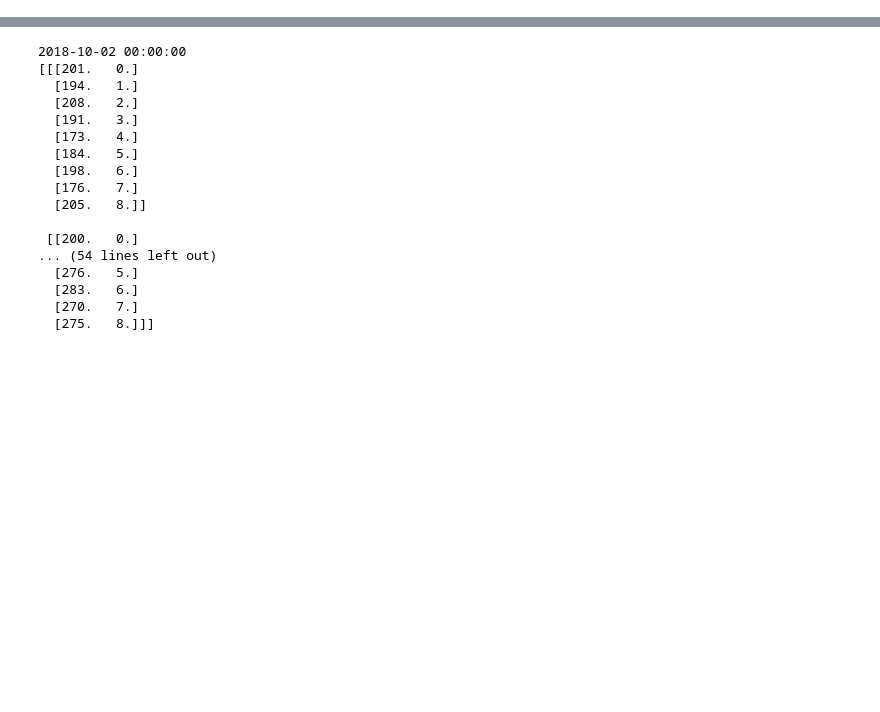
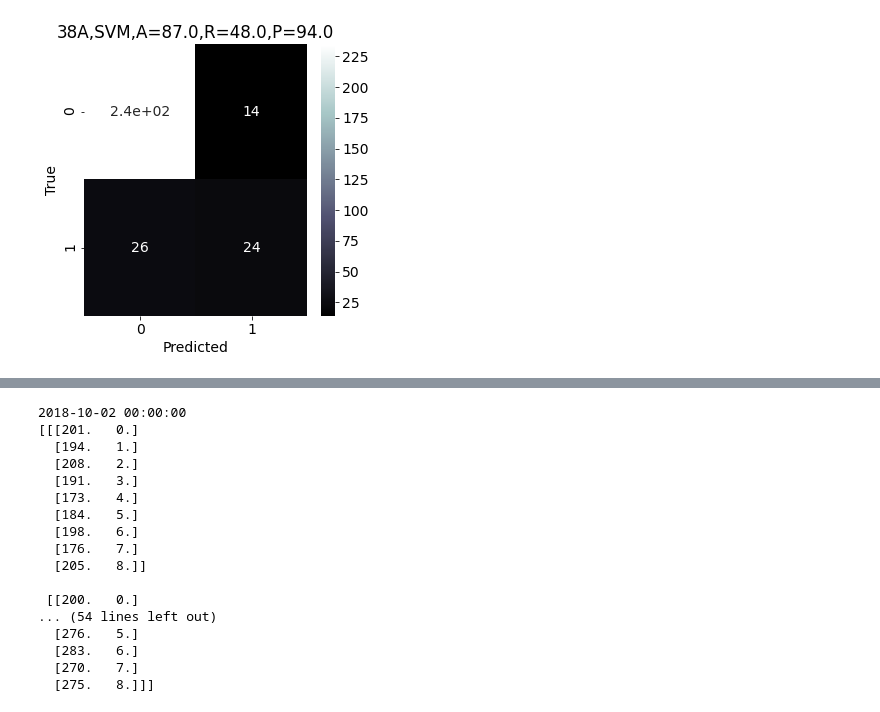
Before and after one commit to somidvar/STMI-CGM-Predictor, a Jupyter notebook: CGM-Classifier.ipynb, the cells around one changed output, grey strips where cells are left out. Drawn from its saved outputs; the diff is of its cells as text; code cells hidden in the pictures; blank space fills up the shorter version.

```diff
--- a/CGM-Classifier.ipynb
+++ b/CGM-Classifier.ipynb
@@ -11,10 +11,12 @@ from xgboost import XGBClassifier
 import pickle
 from sklearn.model_selection import StratifiedShuffleSplit
 from imblearn.over_sampling import SMOTE
-import matplotlib.pyplot as plt
 import statsmodels.api as sm
 import seaborn as sns
+import matplotlib.pyplot as plt
+import matplotlib.image as mpimg
 import matplotlib.patches as patches
+import matplotlib.font_manager
 from scipy.integrate import simps
 from sklearn.linear_model import LogisticRegression
 from sklearn.model_selection import train_test_split
@@ -23,9 +25,9 @@ from sklearn.svm import SVC
 import warnings
 warnings.filterwarnings('ignore')
 
-font = {'family' : 'normal','size'   : 20}
+font = {'family' : 'normal','size': 14}
 plt.rc('font', **font)
-plt.rc('figure', titlesize=16)
+plt.rc('figure', titlesize=14)
 
 if 'imac' in os.getcwd():
     macFlag=True
@@ -103,20 +105,23 @@ def saveModel(modelingMethod,modelBest,threshBest,patientName,testDay):
         np.save(file,threshBest)
 
 def loadModel(modelingMethod,patientName,testDay):
+    modelBest="NaN"
+    threshBest="NaN"
     if not macFlag:
         modelFile = "C:\\GitHub\\STMI-CGM\\Sanitized38\\"+modelingMethod+"-"+patientName+"-"+str(testDay)+"-model.pkl"
         parameterFile = "C:\\GitHub\\STMI-CGM\\Sanitized38\\"+modelingMethod+"-"+patientName+"-"+str(testDay)+"-parameters.npy"
     else:
         modelFile= "/Users/imac/Desktop/School/Spring2021/STMI/STMI-CGM/Sanitized38/"+modelingMethod+"-"+patientName+"-"+str(testDay)+"-model.pkl"
         parameterFile = "/Users/imac/Desktop/School/Spring2021/STMI/STMI-CGM/Sanitized38/"+modelingMethod+"-"+patientName+"-"+str(testDay)+"-parameters.npy"
+    modelExistFlag=os.path.isfile(modelFile) and os.path.isfile(parameterFile)
+    if modelExistFlag:
+        with open(modelFile, 'rb') as file:
+            modelBest = pickle.load(file)
 
-    with open(modelFile, 'rb') as file:
-        modelBest = pickle.load(file)
+        with open(parameterFile, 'rb') as file:
+            threshBest=np.load(file)
 
-    with open(parameterFile, 'rb') as file:
-        threshBest=np.load(file)
-
-    return modelBest,threshBest
+    return modelBest,threshBest,modelExistFlag
 
 #Setting Logistic Regression algorithm and testing all hyper-parameters
 def STMI_logistic_regression(trainData,testData,trainLabels,testLabels,patientName,testDay):
@@ -355,7 +360,8 @@ def windowVisualizer(rawData,modelingMethod,testMealNum,patientName,slidingWindo
     for dayCounter in range(len(testMealNum)):
         testDay=testMealNum[dayCounter,0]
         testDay=int(testDay)
-        modelBest,threshBest=loadModel(modelingMethod,patientName,testDay)
+
+        modelBest,threshBest,modelExistFlag=loadModel(modelingMethod,patientName,testDay)
 
         fig, ax1 = plt.subplots(figsize=(15,4))
         newQuery=rawData[rawData['Day of Year']==testDay]
@@ -384,27 +390,22 @@ def windowVisualizer(rawData,modelingMethod,testMealNum,patientName,slidingWindo
         tempStart=np.asarray(tempStart,dtype=float)
         tempEnd=np.asarray(tempEnd,dtype=float)
 
-        if len(tempData)==0:
-            sys.exit(("--------Warning, the sliding window is empty for prediction on day:"+testDay))
+        ax2 = ax1.twinx()
+        if modelExistFlag:
+            if modelingMethod=='XG' or modelingMethod=='RF' or modelingMethod=='SVM':
+                tempPred=modelBest.predict_proba(tempData)
+                tempPred=tempPred[:,1]
+                # tempPred[tempPred>=threshBest]=1
+                # tempPred[tempPred<threshBest]=0
 
-        if modelingMethod=='XG' or modelingMethod=='RF' or modelingMethod=='SVM':
-            tempPred=modelBest.predict_proba(tempData)
-            tempPred=tempPred[:,1]
-            # tempPred[tempPred>=threshBest]=1
-            # tempPred[tempPred<threshBest]=0
+            if modelingMethod=='LR':
+                tempPred=modelBest.predict(tempData)
+            ax2.plot(np.mean( np.array([tempStart,tempEnd]),axis=0),tempPred,linestyle='--', marker='o', color='r')
 
-        if modelingMethod=='LR':
-            tempPred=modelBest.predict(tempData)
-
-        ax2 = ax1.twinx()
-        ax2.plot(np.mean( np.array([tempStart,tempEnd]),axis=0),tempPred,linestyle='--', marker='o', color='r')
         ax2.plot([],[],linestyle='--', marker='o', color='r',label='Prediction')
         ax2.plot([],[],linestyle='-', color='g',label='BG')
         ax2.plot([0,24],[threshBest,threshBest],linestyle='--', color='black',label='Threshold')
         ax2.legend(loc=1)
-
-        plt.title(patientName+"-Day="+str(testDay)+"-"+mealContent[dayCounter]+
-                  "(Meal "+str(dayCounter+1)+")",color='black')
 
         color='tab:red'
         ax2.set_ylabel('Prediction (%)', color=color)
@@ -412,6 +413,9 @@ def windowVisualizer(rawData,modelingMethod,testMealNum,patientName,slidingWindo
         ax2.set_yticks([0,0.25,0.50,0.75,1])
         ax2.set_xlim([0,24])
         ax2.set_xticks(np.arange(0, 25, 2))
+
+        plt.title(patientName+"-Day="+str(testDay)+"-"+mealContent[dayCounter]+
+                  "(Meal "+str(dayCounter+1)+")",color='black')
 
         plt.grid()
         plt.show()
@@ -447,7 +451,7 @@ def confusionMatrixMaker(confusionMatrix,patientName,modelingMethod):
     modelSensitivity=np.round(100*modelSensitivity)
     modelSpecificity=np.round(100*modelSpecificity)
 
-    plt.figure(figsize=(6,6))
+    plt.figure(figsize=(5,5))
     sns.heatmap(confusionMatrix, annot=True,cmap='bone')
     plt.xlabel("Predicted")
     plt.ylabel("True")
@@ -457,10 +461,12 @@ def confusionMatrixMaker(confusionMatrix,patientName,modelingMethod):
         file_name = "C:\\GitHub\\STMI-CGM\\Sanitized38\\"+modelingMethod+"-"+patientName+".png"
     else:
         file_name= "/Users/imac/Desktop/School/Spring2021/STMI/STMI-CGM/Sanitized38/"+modelingMethod+"-"+patientName+".png"
-    plt.savefig(file_name)
+    plt.savefig(file_name,dpi=600)
 
     print("Participant=",patientName,"Modeling method=",modelingMethod,"Accuracy=",modelAccuracy,
           "Sensitivity=",modelSensitivity,"Specificity=",modelSpecificity)
+    modelMetrics=[patientName,modelingMethod,modelAccuracy,modelSensitivity,modelSpecificity]
+    return modelMetrics
 
 #Setting the patientName and testMealNumber for each patient based on the CSV fileName
 def participantReaderAux(fileName):
@@ -490,7 +496,7 @@ def participantReaderAux(fileName):
 #Separating the data into test and train. Leaving one day out as test and the rest will be train. So, it is a 9-fold
 # cross-validation. Then the function call the modeltrainer to run the model and get the results, calling the
 # interpreter functions and plotters
-def kFoldMaker(modelingMethod,trainData,trainLabels,testData,testLabels,patientName,testMealNum):
+def kFoldMaker(modelingMethod,trainData,trainLabels,testData,testLabels,patientName,testMealNum,featureImportanceFlag):
     confusionMatrix=np.zeros((2,2))
     featureImportance=np.zeros((11))
     testMealNum=testMealNum[:,0]
@@ -509,9 +515,11 @@ def kFoldMaker(modelingMethod,trainData,trainLabels,testData,testLabels,patientN
         if modelingMethod== 'XG' or modelingMethod== 'RF':
             featureImportance+=modelResult[3]
     featureImportance/=setCounter
-    if modelingMethod== 'XG' or modelingMethod== 'RF':
-        featureInterpretor(featureImportance)
-    confusionMatrixMaker(confusionMatrix,patientName,modelingMethod)
+    if featureImportanceFlag:
+        if modelingMethod== 'XG' or modelingMethod== 'RF':
+            featureInterpretor(featureImportance)
+    modelMetric=confusionMatrixMaker(confusionMatrix,patientName,modelingMethod)
+    return modelMetric
 
 #This is called by kFoldMaker to separate the test day from the rest to form train/test dataset for each participant
 def dataSplitterIndependant(slidingWindow,slidingWindowLabel,testMealNum):
@@ -551,29 +559,37 @@ def dataSplitterIndependant(slidingWindow,slidingWindowLabel,testMealNum):
 #The main function which 1)sets the meal details and participant name, 2)reads the participant CSV data,
 # 3)forming the daily sliding window, 4)balancing the data using SMOTE, 5)splitting the data to test and train
 # 6)calling the XGBoost/Random Forest model, 7)visualizing the daily data, 8)reporting the importance of each statistical feature
-def participantReader(folderAddress,plotFlag,modelingMethod):
+def participantReader(folderAddress,plotFlag,featureImportanceFlag,modelingMethod):
     os.chdir(folderAddress)
     fileNames=os.listdir(folderAddress)
+    modelMetrics=[]
+    patientNames=[]
     for fileName in fileNames:
         if '.csv' not in fileName:
             continue
         if '38H' in fileName:
             continue #One of the meals is missing for 38H, I don't have 10/11/2018 data in the excel
         patientName,testMealNum=participantReaderAux(fileName)
+        patientNames.append(patientName)
         allDays,rawData=csvReader(fileName)
         slidingWindow,slidingWindowLabel=slidingWindowMaker(testMealNum,rawData)
         trainData,trainLabels,testData,testLabels=dataSplitterIndependant(slidingWindow,slidingWindowLabel,testMealNum)
-        kFoldMaker(modelingMethod,trainData,trainLabels,testData,testLabels,patientName,testMealNum)
+        modelMetric=kFoldMaker(modelingMethod,trainData,trainLabels,testData,testLabels,patientName,testMealNum,featureImportanceFlag)
+        modelMetrics.append(modelMetric)
         if plotFlag:
             windowVisualizer(rawData,modelingMethod,testMealNum,patientName,slidingWindow[:,0:11],slidingWindowLabel,slidingWindow[:,11],slidingWindow[:,12],slidingWindow[:,13])
         print('------------------------------------------------')
-        break
+    return modelMetrics
 
 timeWindow=90/60
 timeStep=30/60 #Overlap will be equal to timeWindow-timeStep
 breakfastTime=8
 plotFlag=True
+featureImportanceFlag=False
 modelingMethod='SVM'#XG,RF,'LR','SVM'
-participantReader(rootAddress,plotFlag,modelingMethod)
+modelMetrics=participantReader(rootAddress,plotFlag,featureImportanceFlag,modelingMethod)
+print("Participant","Method","Accuracy","Sensitivity","Specificity")
+for modelMetric in modelMetrics:
+    print(modelMetric)
 # %% [output]
 The BG base line is not found for 176.0 and we used 80.0001
@@ -579,0 +614 @@ The BG base line is not found for 176.0 and we used 80.0001
+[figure, added]
```
Also changed, not shown: parts of 1 cell of this notebook.
